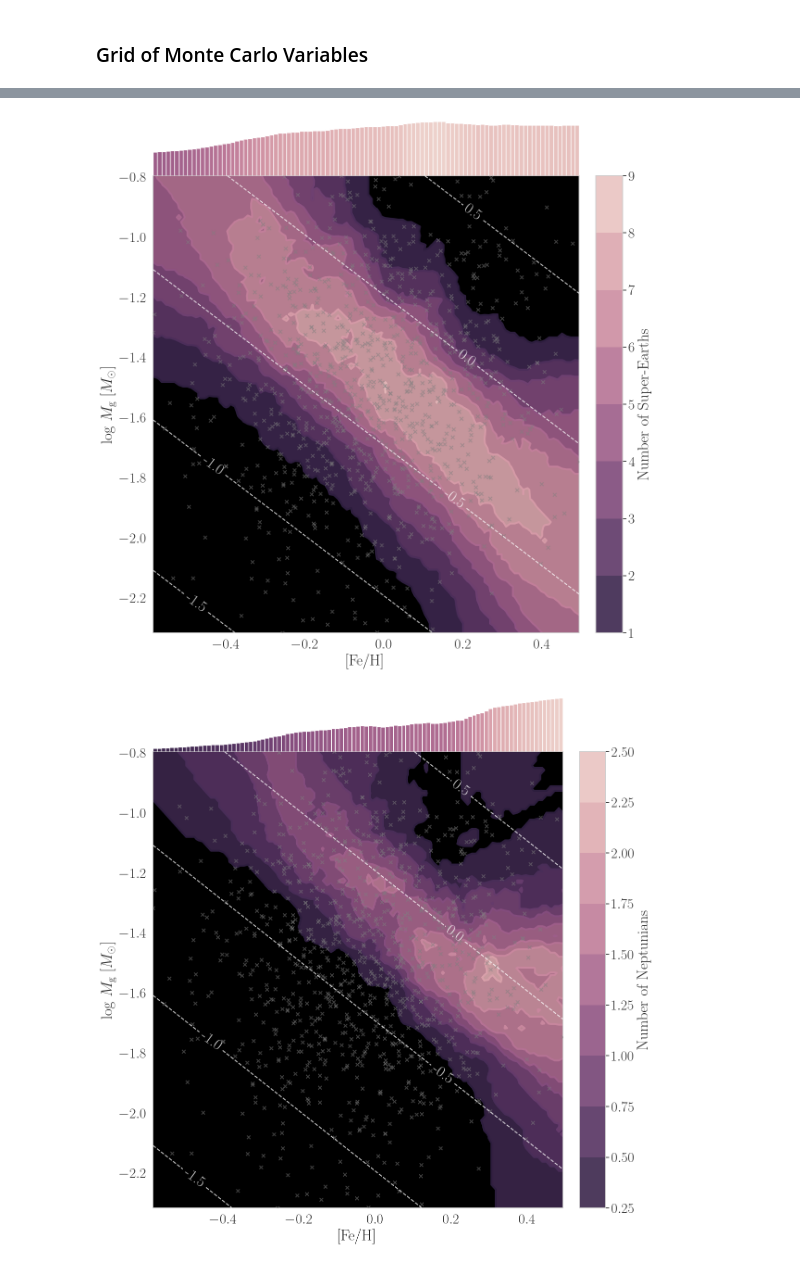
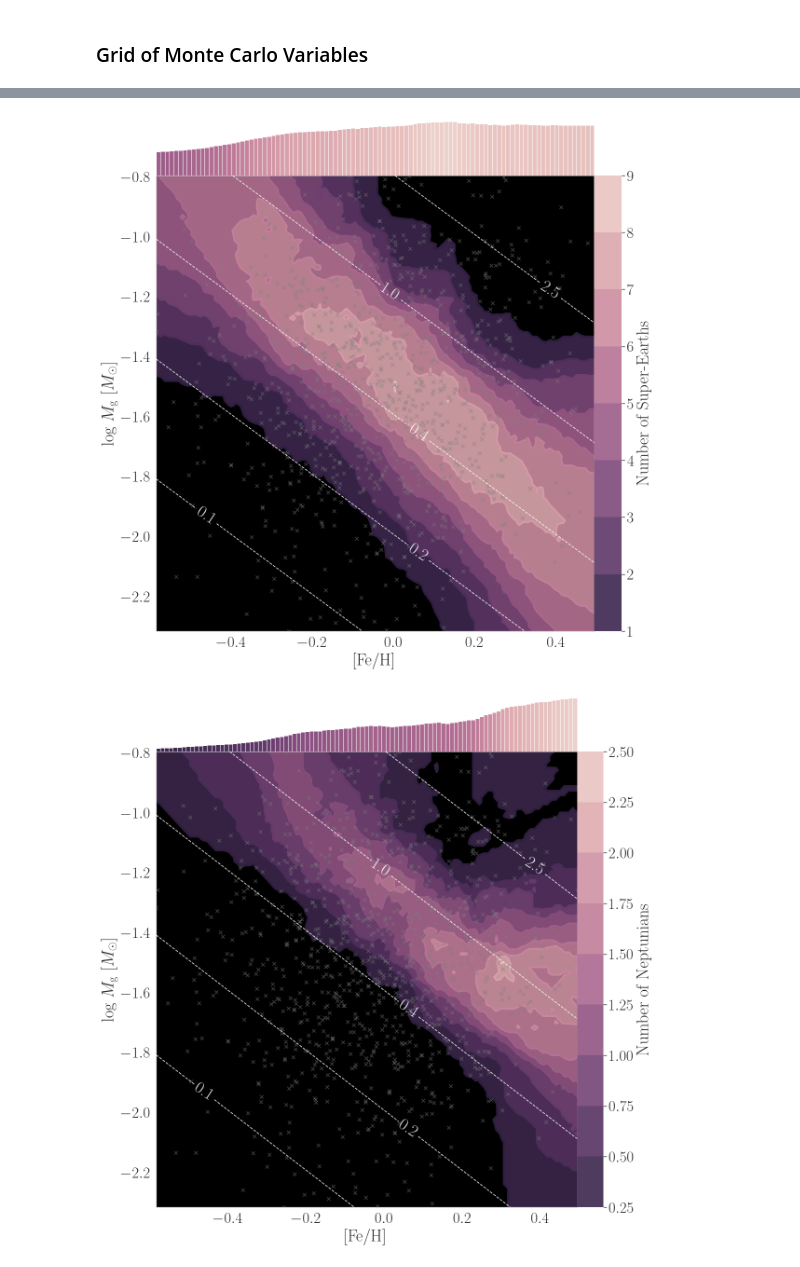
Before and after one commit to ChrisBoettner/skaro, a Jupyter notebook: notebooks/Planet_model.ipynb, the cells around one changed output, grey strips where cells are left out. Cells and saved outputs as stored; diff of their text form; code cells hidden in the pictures.

```diff
--- a/notebooks/Planet_model.ipynb
+++ b/notebooks/Planet_model.ipynb
@@ -122,14 +122,6 @@ Best parameter: {'n_neighbors': 30, 'weights': 'uniform'}
 ## MODEL BEHAVIOUR
 # %%
 num_bins = 100
-
-num_embryos = 50
-host_star_mass = 1
-
-planet_model = PlanetModel(num_embryos)
-population_id = planet_model.get_population_id(num_embryos, host_star_mass)
-
-category = "Earth"
 included_variables = ("[Fe/H]", "log_initial_mass")
 # %% [markdown]
 ### Grid of Monte Carlo Variables
@@ -179,14 +157,15 @@ for category in categories:
         square_aspect_ratio=True,
         outline=True,
         prune_lowest=True,
+        contour_label_fmt=lambda log_solid_mass: "%1.1f" % (10**log_solid_mass),
         kws={"alpha": 0.9},
         okws={"linewidths": 3},
         ackws={
-            "levels": [-1.5, -1, -0.5, 0, 0.5],
+            "levels": [-1.2, -0.8, -0.4, 0, 0.4],
             "colors": "white",
             "linestyles": "dashed",
             "zorder": 10,
-            "alpha": 0.8,
+            "alpha": 0.9,
         },
     )
     # add locations of original sample
@@ -209,2 +188,2 @@ for category in categories:
-[figure, old version]
+[figure, new version]
-[figure, old version]
+[figure, new version]
```
Also changed, not shown: parts of 3 cells of this notebook, 46 other files.
